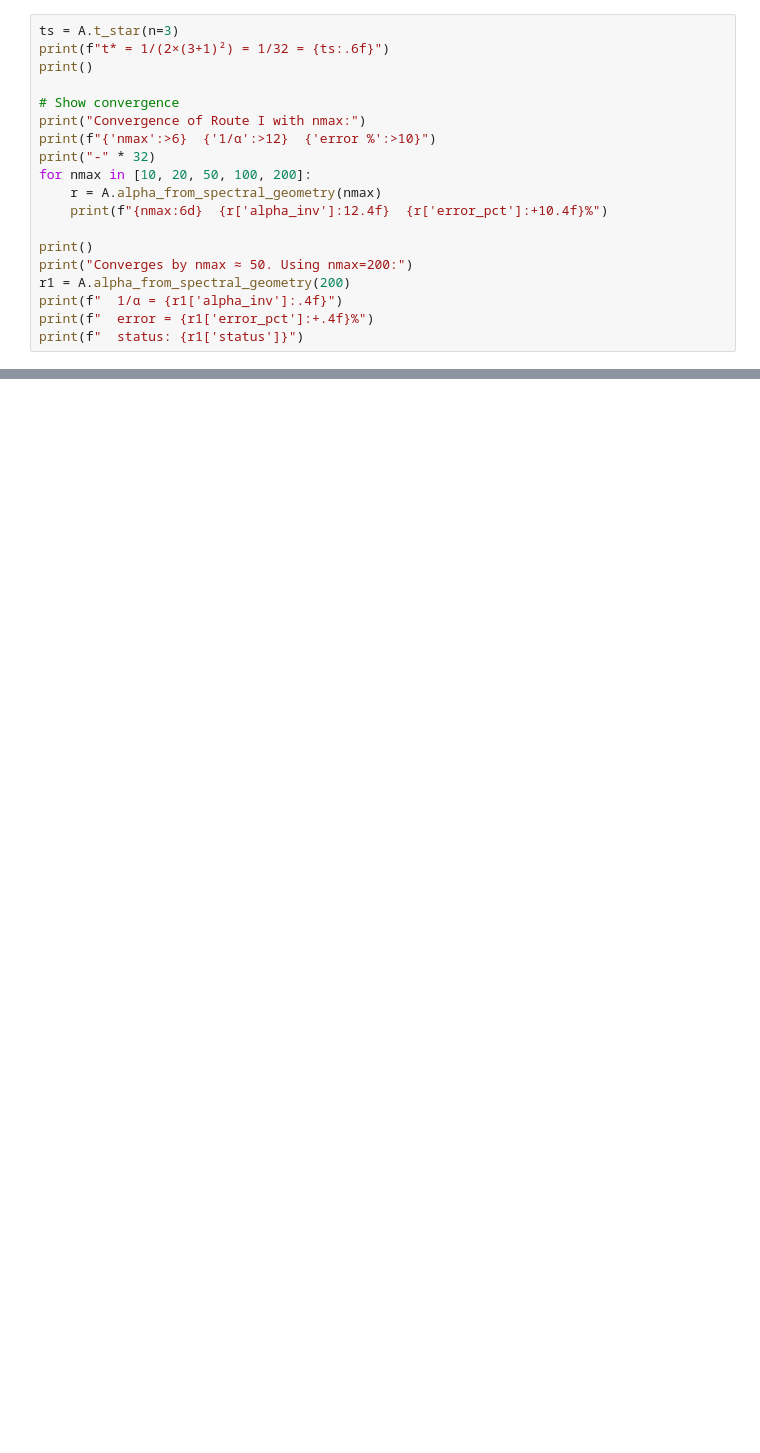
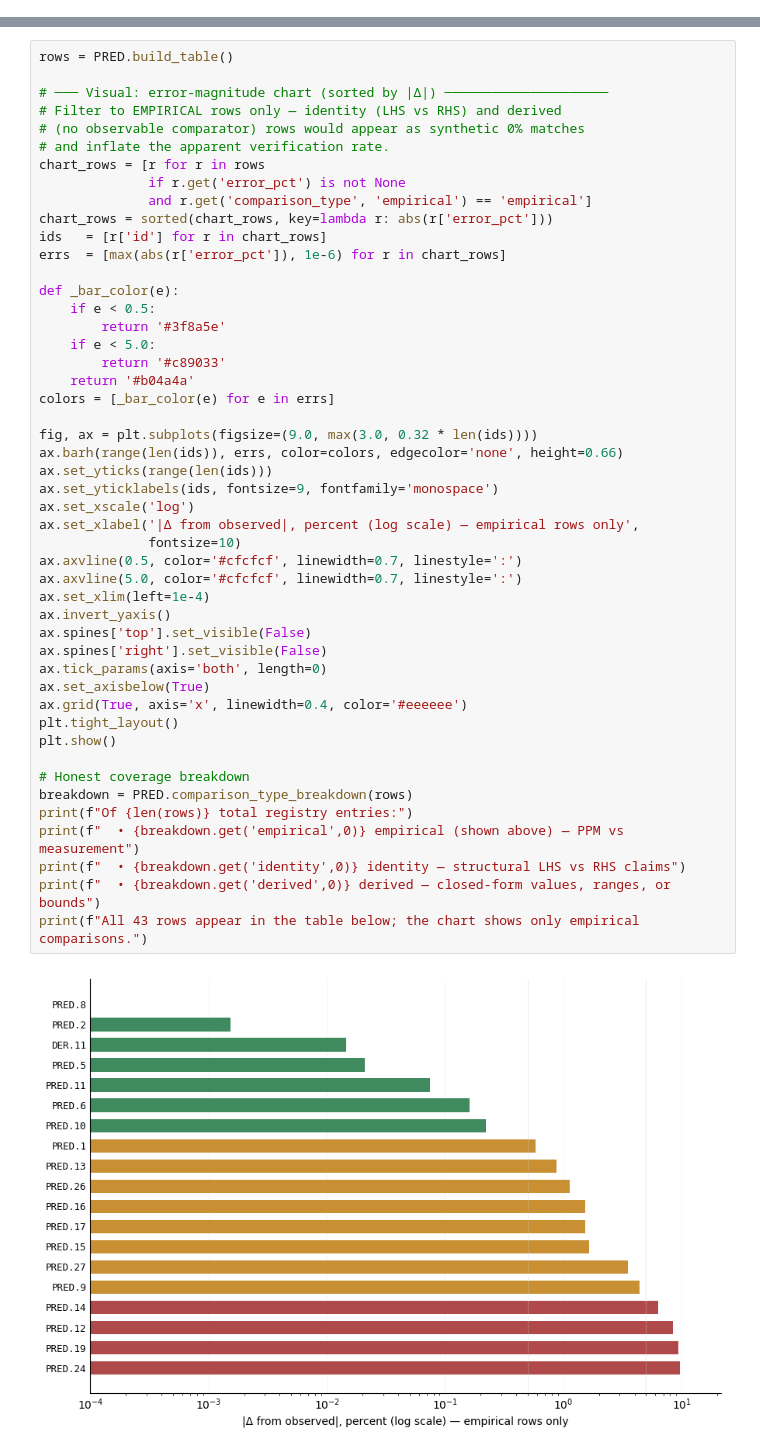
Before and after one commit to woz5999/ppm-framework, a Jupyter notebook: notebooks/derivations.ipynb, the cells around one changed output, grey strips where cells are left out. Saved outputs shown, nothing was run; the diff lists cells and outputs as text; blank space fills up the shorter version.

Commit message:
predictions table update checkin

```diff
--- a/notebooks/derivations.ipynb
+++ b/notebooks/derivations.ipynb
@@ -167,19 +0,0 @@ Half-variance condition: $t^* = 1/(2(n+1)^2)$ for $\mathbb{CP}^n$. For $n=3$: $t
-# %%
-ts = A.t_star(n=3)
-print(f"t* = 1/(2×(3+1)²) = 1/32 = {ts:.6f}")
-print()
-
-# Show convergence
-print("Convergence of Route I with nmax:")
-print(f"{'nmax':>6}  {'1/α':>12}  {'error %':>10}")
-print("-" * 32)
-for nmax in [10, 20, 50, 100, 200]:
-    r = A.alpha_from_spectral_geometry(nmax)
-    print(f"{nmax:6d}  {r['alpha_inv']:12.4f}  {r['error_pct']:+10.4f}%")
-
-print()
-print("Converges by nmax ≈ 50. Using nmax=200:")
-r1 = A.alpha_from_spectral_geometry(200)
-print(f"  1/α = {r1['alpha_inv']:.4f}")
-print(f"  error = {r1['error_pct']:+.4f}%")
-print(f"  status: {r1['status']}")
@@ -1126,0 +216,50 @@ Six fixed-comparison tests (F1–F6) that change one structural commitment at a
+# %%
+rows = PRED.build_table()
+
+# ─── Visual: error-magnitude chart (sorted by |Δ|) ─────────────────────
+# Filter to EMPIRICAL rows only — identity (LHS vs RHS) and derived
+# (no observable comparator) rows would appear as synthetic 0% matches
+# and inflate the apparent verification rate.
+chart_rows = [r for r in rows
+              if r.get('error_pct') is not None
+              and r.get('comparison_type', 'empirical') == 'empirical']
+chart_rows = sorted(chart_rows, key=lambda r: abs(r['error_pct']))
+ids   = [r['id'] for r in chart_rows]
+errs  = [max(abs(r['error_pct']), 1e-6) for r in chart_rows]
+
+def _bar_color(e):
+    if e < 0.5:
+        return '#3f8a5e'
+    if e < 5.0:
+        return '#c89033'
+    return '#b04a4a'
+colors = [_bar_color(e) for e in errs]
+
+fig, ax = plt.subplots(figsize=(9.0, max(3.0, 0.32 * len(ids))))
+ax.barh(range(len(ids)), errs, color=colors, edgecolor='none', height=0.66)
+ax.set_yticks(range(len(ids)))
+ax.set_yticklabels(ids, fontsize=9, fontfamily='monospace')
+ax.set_xscale('log')
+ax.set_xlabel('|Δ from observed|, percent (log scale) — empirical rows only',
+              fontsize=10)
+ax.axvline(0.5, color='#cfcfcf', linewidth=0.7, linestyle=':')
+ax.axvline(5.0, color='#cfcfcf', linewidth=0.7, linestyle=':')
+ax.set_xlim(left=1e-4)
+ax.invert_yaxis()
+ax.spines['top'].set_visible(False)
+ax.spines['right'].set_visible(False)
+ax.tick_params(axis='both', length=0)
+ax.set_axisbelow(True)
+ax.grid(True, axis='x', linewidth=0.4, color='#eeeeee')
+plt.tight_layout()
+plt.show()
+
+# Honest coverage breakdown
+breakdown = PRED.comparison_type_breakdown(rows)
+print(f"Of {len(rows)} total registry entries:")
+print(f"  • {breakdown.get('empirical',0)} empirical (shown above) — PPM vs measurement")
+print(f"  • {breakdown.get('identity',0)} identity — structural LHS vs RHS claims")
+print(f"  • {breakdown.get('derived',0)} derived — closed-form values, ranges, or bounds")
+print(f"All 43 rows appear in the table below; the chart shows only empirical comparisons.")
+# %% [output]
+[figure, added]
```
Also changed, not shown: parts of 82 cells of this notebook, 6 other files.
